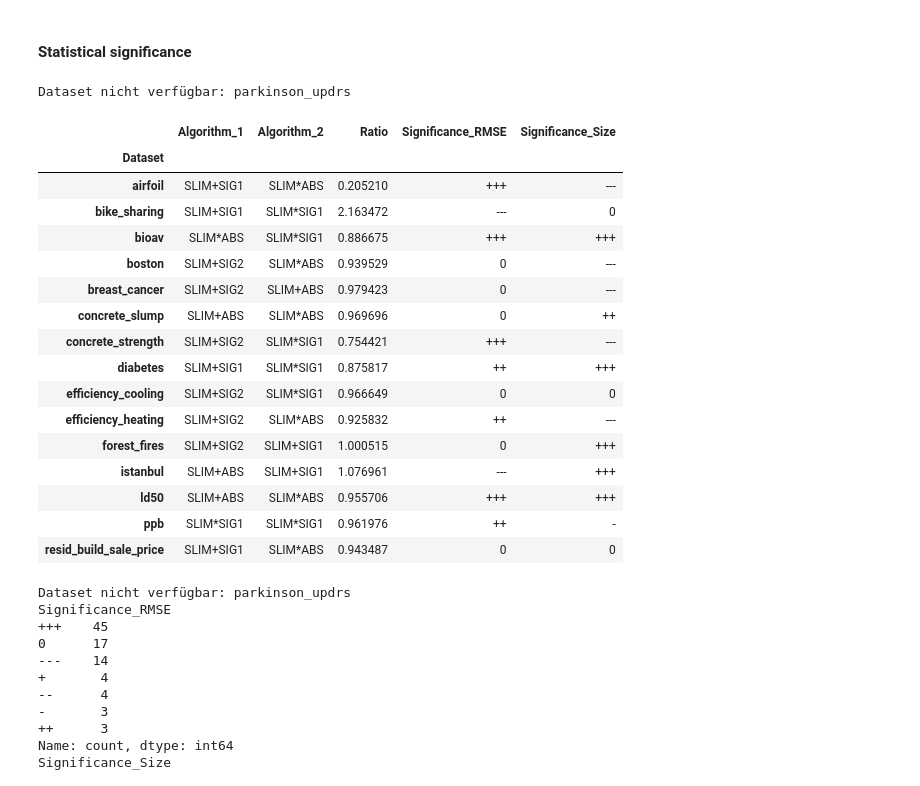
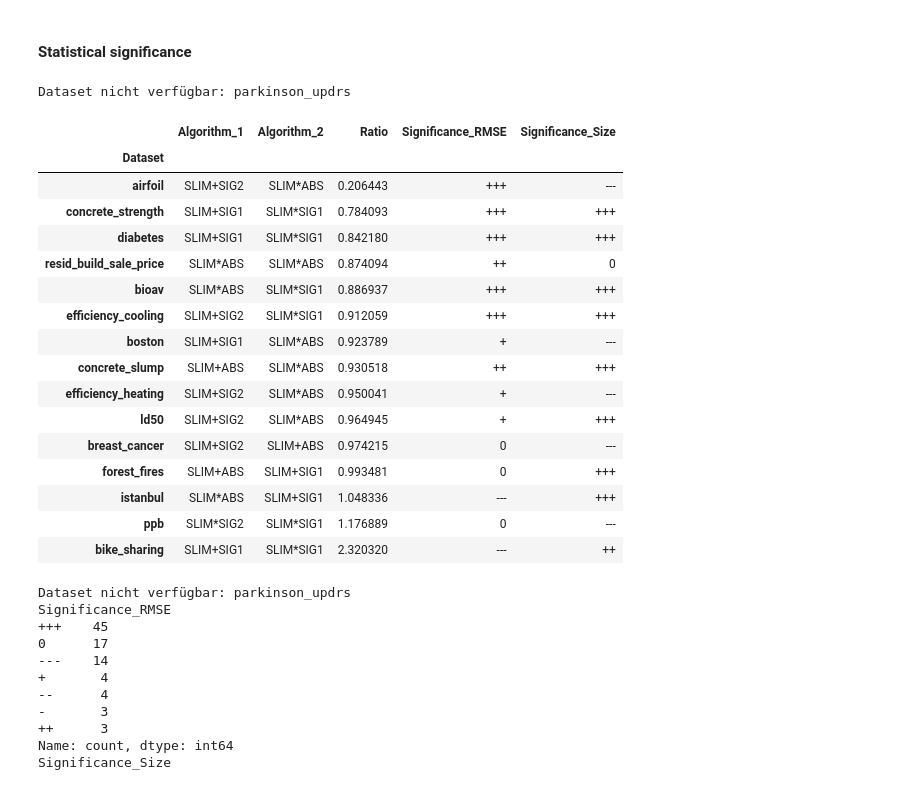
Before and after one commit to amarmate/SLIM-TEST-LITE, a Jupyter notebook: check_results.ipynb, the cells around one changed output. Saved outputs shown, nothing was run; the diff lists cells and outputs as text; code cells hidden in the pictures.

```diff
--- a/check_results.ipynb
+++ b/check_results.ipynb
@@ -18,25 +18,25 @@ for file in os.listdir('results/slim'):
         dataset_names.append(dataset_name)
 
 for dataset in dataset_names:
-    #dict_params = {}
-    dict_results = {}
+    dict_params = {}
+    # dict_results = {}
 
     for suffix in ['MUL_ABS', 'MUL_SIG1', 'MUL_SIG2', 'SUM_ABS', 'SUM_SIG1', 'SUM_SIG2']:
-        #params = pickle.load(open(f'params/{dataset}_SLIM_{suffix}_scaled_strucmut_new_m1.pkl', 'rb'))
-        #dict_params.update(params)
-        results = pickle.load(open(f'results/slim/{dataset}_SLIM_{suffix}_scaled_strucmut_new_m3.pkl', 'rb'))
-        for k, v in results.items():
-            if k not in dict_results:
-                dict_results[k] = {}
-            dict_results[k].update(v)
+        params = pickle.load(open(f'params/{dataset}_SLIM_{suffix}_scaled_new.pkl', 'rb'))
+        dict_params.update(params)
+        # results = pickle.load(open(f'results/slim/{dataset}_SLIM_{suffix}_scaled_strucmut_new_m3.pkl', 'rb'))
+        # for k, v in results.items():
+        #     if k not in dict_results:
+        #         dict_results[k] = {}
+        #     dict_results[k].update(v)
 
         # Delete the loaded pickle files
-        #os.remove(f'params/{dataset}_SLIM_{suffix}_scaled_strucmut_new_m1.pkl')
-        os.remove(f'results/slim/{dataset}_SLIM_{suffix}_scaled_strucmut_new_m3.pkl')
+        os.remove(f'params/{dataset}_SLIM_{suffix}_scaled_new.pkl')
+        # os.remove(f'results/slim/{dataset}_SLIM_{suffix}_scaled_strucmut_new_m3.pkl')
 
     # Dump the results
-    # pickle.dump(dict_params, open(f'params/{dataset}_scaled_strucmut_new_m1.pkl', 'wb'))
-    pickle.dump(dict_results, open(f'results/slim/{dataset}_scaled_strucmut_new_m3.pkl', 'wb'))
+    pickle.dump(dict_params, open(f'params/{dataset}_scaled_new_m3.pkl', 'wb'))
+    # pickle.dump(dict_results, open(f'results/slim/{dataset}_scaled_strucmut_new_m3.pkl', 'wb'))
 # %% [markdown]
 #### Found
 - Ms upper of 0
@@ -409,26 +409,26 @@ df_mins
 # %% [markdown]
 #### Statistical significance
 # %%
-calculate_statistical_significance_best('scaled', '', dataset_names)
+calculate_statistical_significance_best('scaled_new_m3', '', dataset_names).sort_values('Ratio')
 # %% [output]
 Dataset nicht verfügbar: parkinson_updrs
 |  | Algorithm_1 | Algorithm_2 | Ratio | Significance_RMSE | Significance_Size |
 | Dataset |  |  |  |  |  |
-| airfoil | SLIM+SIG1 | SLIM*ABS | 0.205210 | +++ | --- |
-| bike_sharing | SLIM+SIG1 | SLIM*SIG1 | 2.163472 | --- | 0 |
-| bioav | SLIM*ABS | SLIM*SIG1 | 0.886675 | +++ | +++ |
-| boston | SLIM+SIG2 | SLIM*ABS | 0.939529 | 0 | --- |
-| breast_cancer | SLIM+SIG2 | SLIM+ABS | 0.979423 | 0 | --- |
-| concrete_slump | SLIM+ABS | SLIM*ABS | 0.969696 | 0 | ++ |
-| concrete_strength | SLIM+SIG2 | SLIM*SIG1 | 0.754421 | +++ | --- |
-| diabetes | SLIM+SIG1 | SLIM*SIG1 | 0.875817 | ++ | +++ |
-| efficiency_cooling | SLIM+SIG2 | SLIM*SIG1 | 0.966649 | 0 | 0 |
-| efficiency_heating | SLIM+SIG2 | SLIM*ABS | 0.925832 | ++ | --- |
-| forest_fires | SLIM+SIG2 | SLIM+SIG1 | 1.000515 | 0 | +++ |
-| istanbul | SLIM+ABS | SLIM+SIG1 | 1.076961 | --- | +++ |
-| ld50 | SLIM+ABS | SLIM*ABS | 0.955706 | +++ | +++ |
-| ppb | SLIM*SIG1 | SLIM*SIG1 | 0.961976 | ++ | - |
-| resid_build_sale_price | SLIM+SIG1 | SLIM*ABS | 0.943487 | 0 | 0 |
+| airfoil | SLIM+SIG2 | SLIM*ABS | 0.206443 | +++ | --- |
+| concrete_strength | SLIM+SIG1 | SLIM*SIG1 | 0.784093 | +++ | +++ |
+| diabetes | SLIM+SIG1 | SLIM*SIG1 | 0.842180 | +++ | +++ |
+| resid_build_sale_price | SLIM*ABS | SLIM*ABS | 0.874094 | ++ | 0 |
+| bioav | SLIM*ABS | SLIM*SIG1 | 0.886937 | +++ | +++ |
+| efficiency_cooling | SLIM+SIG2 | SLIM*SIG1 | 0.912059 | +++ | +++ |
+| boston | SLIM+SIG1 | SLIM*ABS | 0.923789 | + | --- |
+| concrete_slump | SLIM+ABS | SLIM*ABS | 0.930518 | ++ | +++ |
+| efficiency_heating | SLIM+SIG2 | SLIM*ABS | 0.950041 | + | --- |
+| ld50 | SLIM+SIG2 | SLIM*ABS | 0.964945 | + | +++ |
+| breast_cancer | SLIM+SIG2 | SLIM+ABS | 0.974215 | 0 | --- |
+| forest_fires | SLIM+ABS | SLIM+SIG1 | 0.993481 | 0 | +++ |
+| istanbul | SLIM*ABS | SLIM+SIG1 | 1.048336 | --- | +++ |
+| ppb | SLIM*SIG2 | SLIM*SIG1 | 1.176889 | 0 | --- |
+| bike_sharing | SLIM+SIG1 | SLIM*SIG1 | 2.320320 | --- | ++ |
 # %%
 df_stat_sign = calculate_statistical_significance('scaled', '', dataset_names)
 print(df_stat_sign['Significance_RMSE'].value_counts())
```
Also changed, not shown: parts of 7 cells of this notebook, 14 other files.
